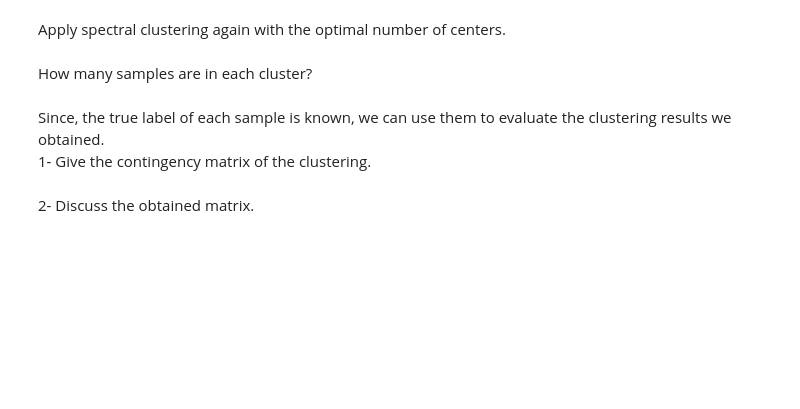
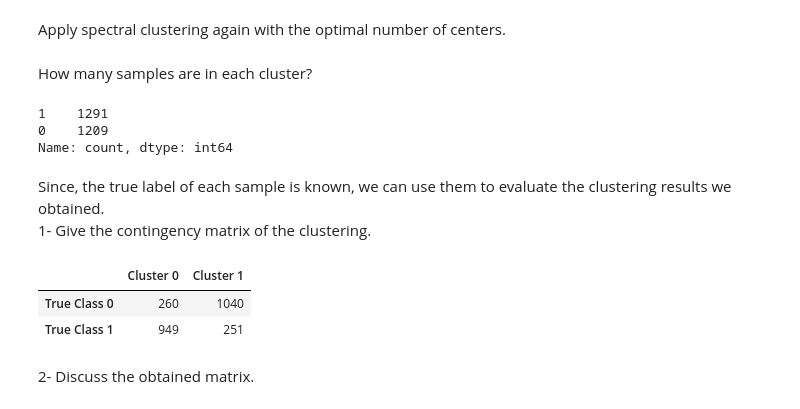
Before and after one commit to Benbakreti0Amine/data_analysis_project_M1CNS, a Jupyter notebook: TD2_3.ipynb, the cells around one changed output. Saved outputs shown, nothing was run; the diff lists cells and outputs as text; code cells hidden in the pictures; blank space fills up the shorter version.

```diff
--- a/TD2_3.ipynb
+++ b/TD2_3.ipynb
@@ -1661,10 +1583,39 @@ What is, in your opinion, the best number of centers to choose?
 # %% [markdown]
 Apply spectral clustering again with the optimal number of centers.
+# %%
+spectral_opt = SpectralClustering(
+    n_clusters=2,
+    affinity='nearest_neighbors',
+    random_state=42
+)
+labels_opt = spectral_opt.fit_predict(X_scaled)
 # %% [markdown]
 How many samples are in each cluster?
+# %%
+pd.Series(labels_opt).value_counts()
+# %% [output]
+1    1291
+0    1209
+Name: count, dtype: int64
 # %% [markdown]
 Since, the true label of each sample is known, we can use them to evaluate the clustering results we obtained.
 <br>
 1- Give the contingency matrix of the clustering.
+# %%
+from sklearn.metrics.cluster import contingency_matrix
+
+contingency = contingency_matrix(y_encoded, labels_opt)
+
+contingency_df = pd.DataFrame(
+    contingency,
+    index=[f"True Class {i}" for i in np.unique(y_encoded)],
+    columns=[f"Cluster {i}" for i in np.unique(labels_opt)]
+)
+
+display(contingency_df)
+# %% [output]
+|  | Cluster 0 | Cluster 1 |
+| True Class 0 | 260 | 1040 |
+| True Class 1 | 949 | 251 |
 # %% [markdown]
 2- Discuss the obtained matrix.
```
Also changed, not shown: parts of 46 cells of this notebook.
